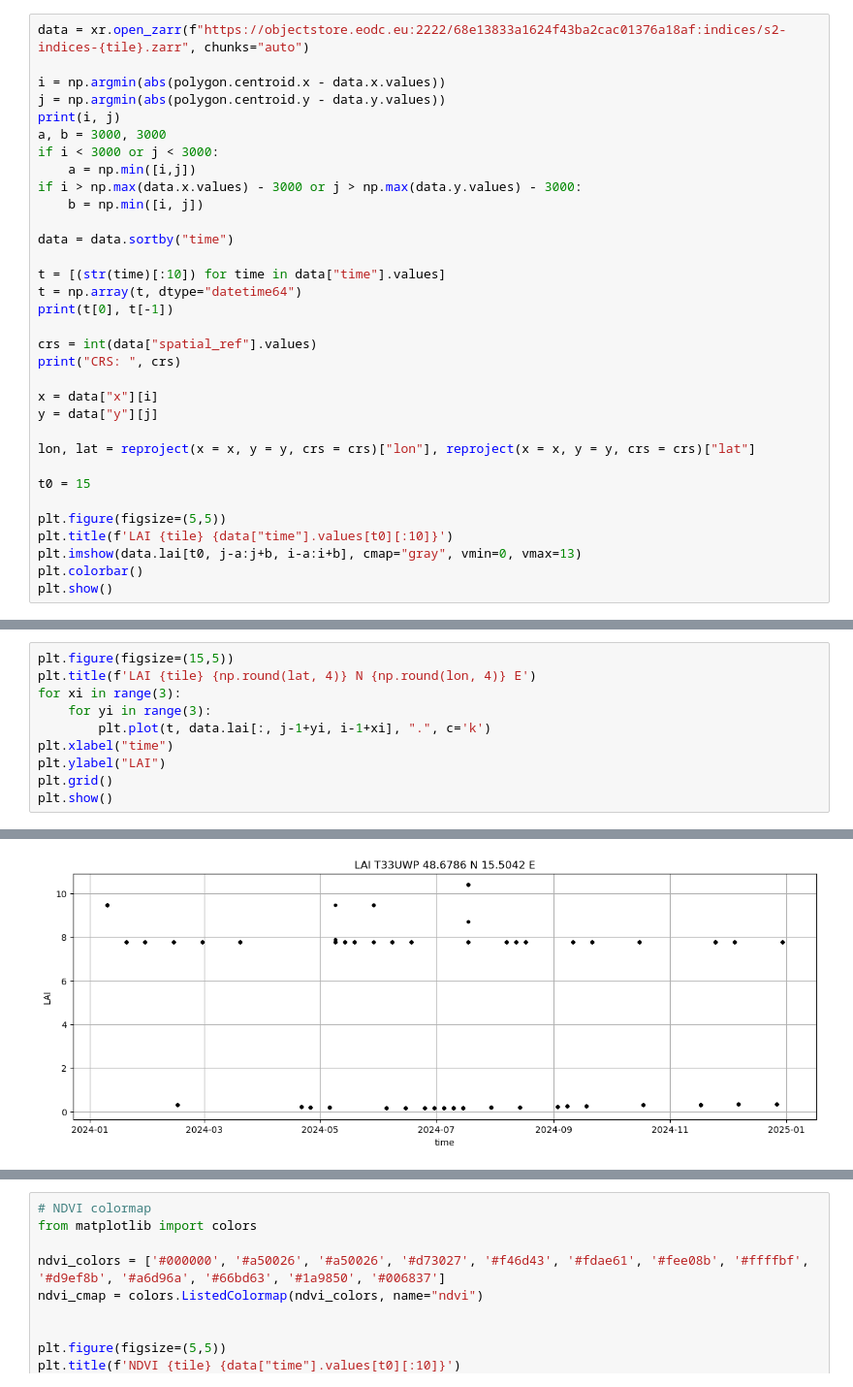
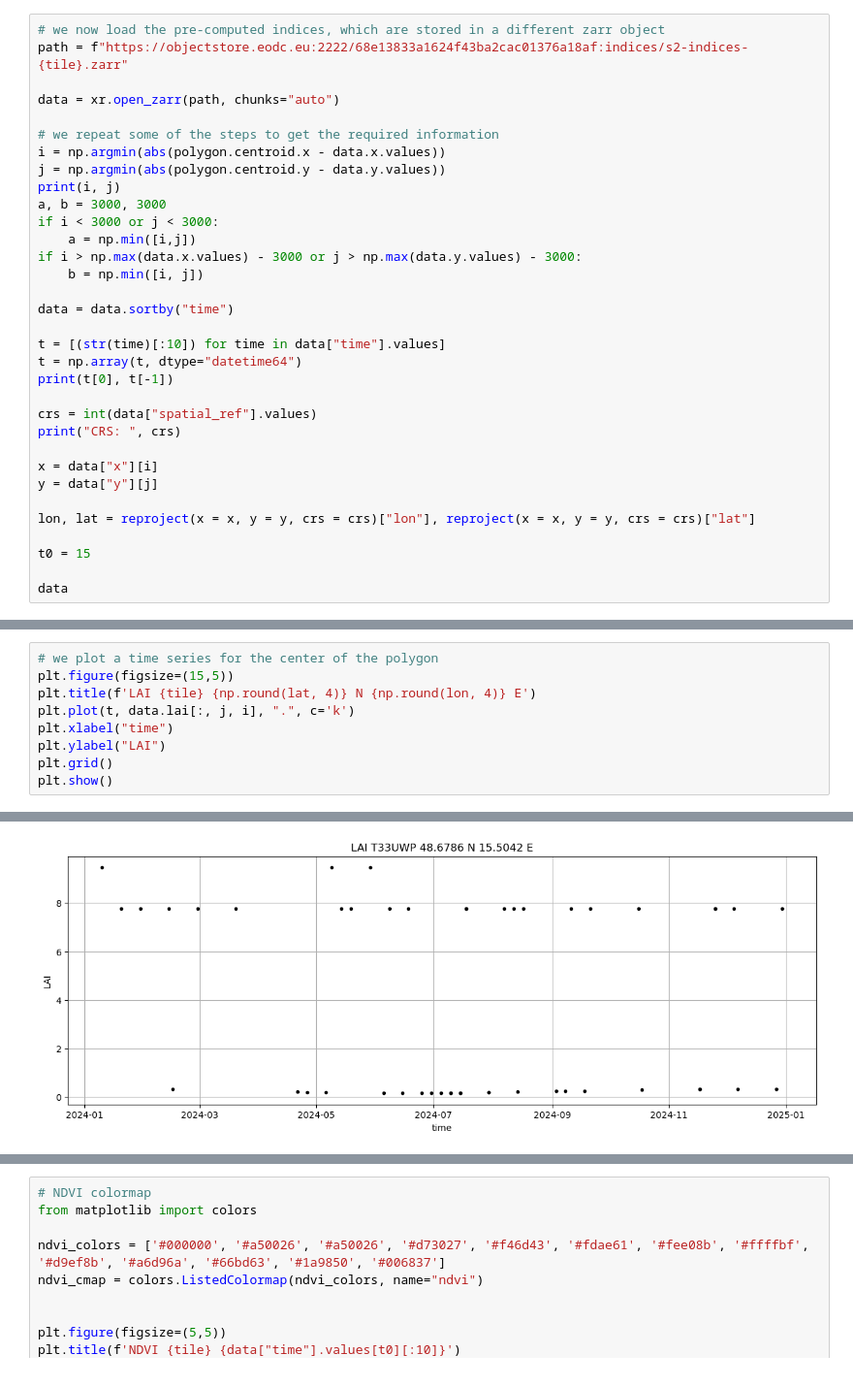
Before and after one commit to eodcgmbh/eodc-examples, a Jupyter notebook: demos/S2/indices.ipynb, the cells around one changed output, grey strips where cells are left out. Shown at 97% size. Saved outputs shown, nothing was run; the diff lists cells and outputs as text.

Commit message:
update plots geometry and MA

```diff
--- a/demos/S2/indices.ipynb
+++ b/demos/S2/indices.ipynb
@@ -263,8 +263,12 @@ plt.show()
 # %% [output]
 [figure]
 # %%
-data = xr.open_zarr(f"https://objectstore.eodc.eu:2222/68e13833a1624f43ba2cac01376a18af:indices/s2-indices-{tile}.zarr", chunks="auto")
+# we now load the pre-computed indices, which are stored in a different zarr object
+path = f"https://objectstore.eodc.eu:2222/68e13833a1624f43ba2cac01376a18af:indices/s2-indices-{tile}.zarr"
 
+data = xr.open_zarr(path, chunks="auto")
+
+# we repeat some of the steps to get the required information
 i = np.argmin(abs(polygon.centroid.x - data.x.values))
 j = np.argmin(abs(polygon.centroid.y - data.y.values))
 print(i, j)
@@ -290,11 +294,7 @@ lon, lat = reproject(x = x, y = y, crs = crs)["lon"], reproject(x = x, y = y, cr
 
 t0 = 15
 
-plt.figure(figsize=(5,5))
-plt.title(f'LAI {tile} {data["time"].values[t0][:10]}')
-plt.imshow(data.lai[t0, j-a:j+b, i-a:i+b], cmap="gray", vmin=0, vmax=13)
-plt.colorbar()
-plt.show()
+data
 # %% [output]
 3713 814
 2024-01-10 2024-12-30
@@ -307,9 +360,8 @@ data["time"].values[-5]
 # %%
+# we plot a time series for the center of the polygon
 plt.figure(figsize=(15,5))
 plt.title(f'LAI {tile} {np.round(lat, 4)} N {np.round(lon, 4)} E')
-for xi in range(3):
-    for yi in range(3):
-        plt.plot(t, data.lai[:, j-1+yi, i-1+xi], ".", c='k')
+plt.plot(t, data.lai[:, j, i], ".", c='k')
 plt.xlabel("time")
 plt.ylabel("LAI")
 plt.grid()
@@ -328 +370 @@ new dependencies: set()
-[figure, old version]
+[figure, new version]
```
Also changed, not shown: parts of 28 cells of this notebook.
